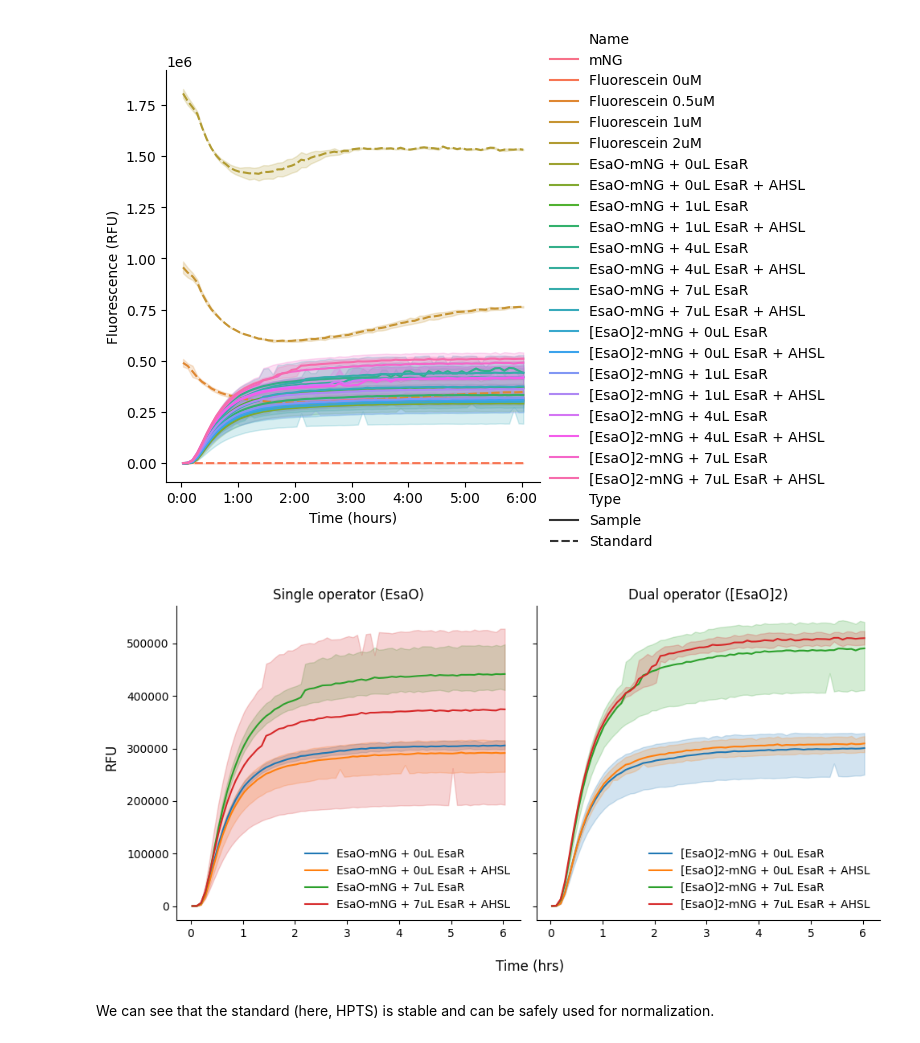
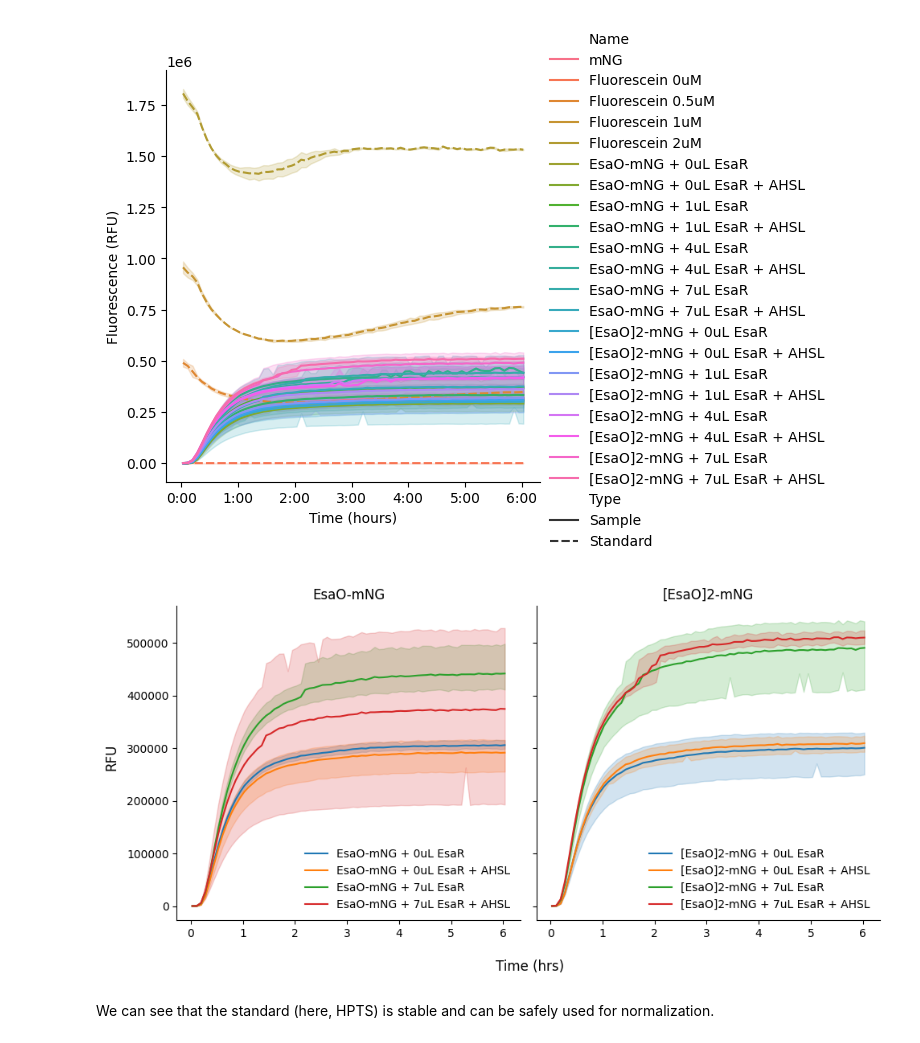
Before and after one commit to nucleus-eng/devstudio-board, a Jupyter notebook: devnotes/devnote-cn-20260924-20261001/experiments/20260924-repressor-test/platereader.ipynb, the cells around one changed output. Drawn from its saved outputs; the diff is of its cells as text; code cells hidden in the pictures.

```diff
--- a/devnotes/devnote-cn-20260924-20261001/experiments/20260924-repressor-test/platereader.ipynb
+++ b/devnotes/devnote-cn-20260924-20261001/experiments/20260924-repressor-test/platereader.ipynb
@@ -141,35 +143,35 @@ data.plot(style='Type', hue='Name')
 # %%
 #| label: fig-20260924-esao
 
 data_EsaO = data.select(name=["EsaO-mNG + 0uL EsaR", "EsaO-mNG + 0uL EsaR + AHSL","EsaO-mNG + 7uL EsaR", "EsaO-mNG + 7uL EsaR + AHSL"])
 data_EsaO_2 = data.select(name=["[EsaO]2-mNG + 0uL EsaR", "[EsaO]2-mNG + 0uL EsaR + AHSL","[EsaO]2-mNG + 7uL EsaR", "[EsaO]2-mNG + 7uL EsaR + AHSL"])
 
 df_1 = data_EsaO.data
 df_2 = data_EsaO_2.data
 
 
 # convert timedelta -> float hours
 for df in (df_1, df_2):
     df['Time_hrs'] = df['Time'].dt.total_seconds() / 3600
 
 fig, (ax1, ax2) = plt.subplots(1, 2, figsize=(10,5), sharex=True, sharey=True)
 
 sns.lineplot(data=df_1, x='Time_hrs', y='Data', hue='Name', ax=ax1)
 sns.lineplot(data=df_2, x='Time_hrs', y='Data', hue='Name', ax=ax2)
 
-ax1.set(title='Single operator (EsaO)', xlabel="", ylabel="")
-ax2.set(title='Dual operator ([EsaO]2)', xlabel="", ylabel="")
+ax1.set(title='EsaO-mNG', xlabel="", ylabel="")
+ax2.set(title='[EsaO]2-mNG', xlabel="", ylabel="")
 fig.supylabel("RFU", y=0.55)
 fig.supxlabel("Time (hrs)", x=0.55)
 
 
 for ax in (ax1, ax2):
     ax.legend(frameon=False)
 
 sns.despine(fig)
 fig.tight_layout()
 # %% [output]
-[figure, old version]
+[figure, new version]
 # %% [markdown]
 We can see that the standard (here, HPTS) is stable and can be safely used for normalization.
 # %% [markdown]
```
Also changed, not shown: parts of 1 cell of this notebook, 16 other files.
